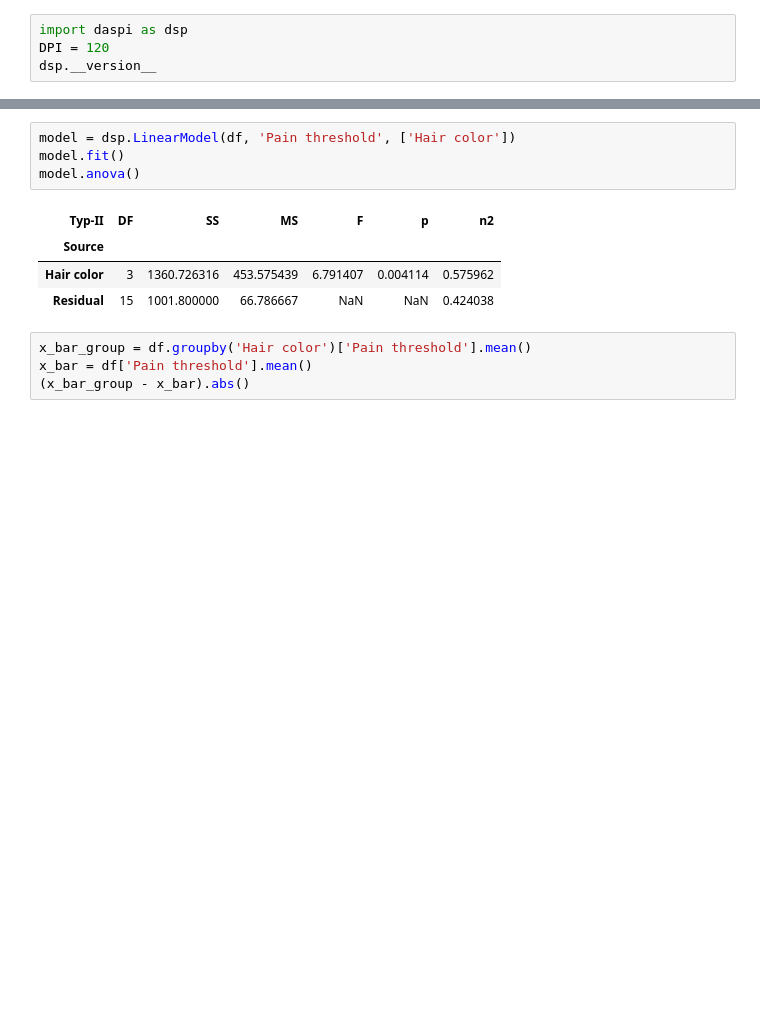
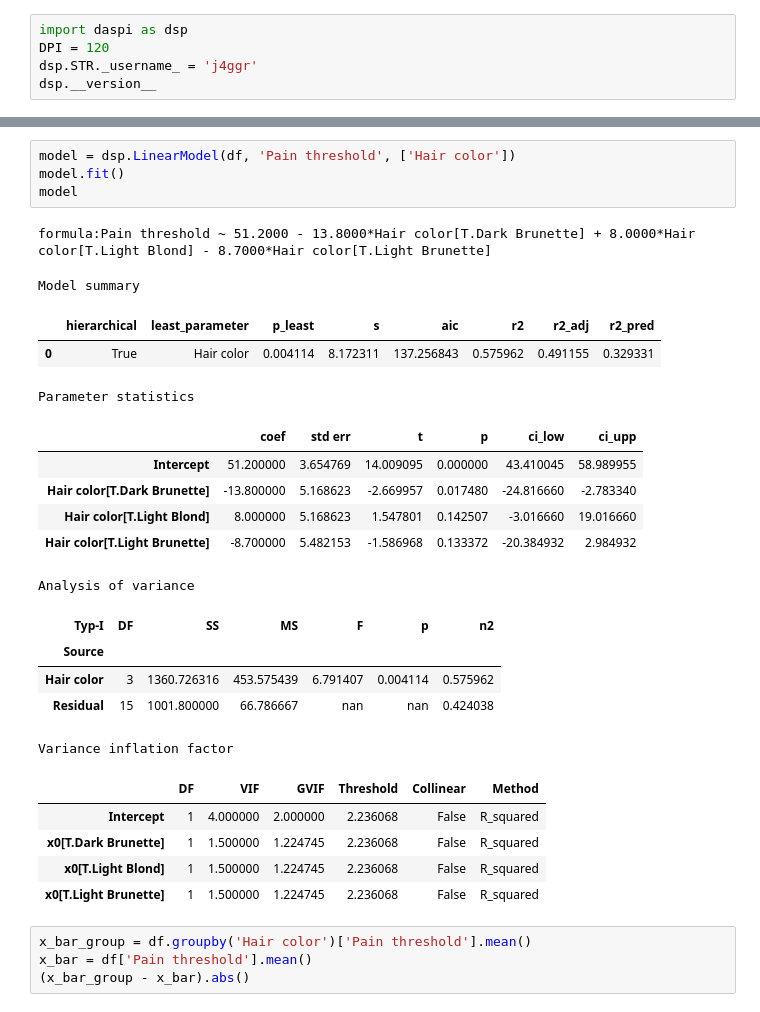
Before and after one commit to j4ggr/DaSPi, a Jupyter notebook: notebooks/doc-content_anova.ipynb, the cells around one changed output, grey strips where cells are left out. Cells and saved outputs as stored; diff of their text form; blank space fills up the shorter version.

```diff
--- a/notebooks/doc-content_anova.ipynb
+++ b/notebooks/doc-content_anova.ipynb
@@ -1,5 +1,6 @@
 # %%
 import daspi as dsp
 DPI = 120
+dsp.STR._username_ = 'j4ggr'
 dsp.__version__
 # %% [output]
@@ -27,12 +31,29 @@ chart.save('docs/img/anova_jitter_pain-color.png', dpi=DPI)
 # %%
 model = dsp.LinearModel(df, 'Pain threshold', ['Hair color'])
 model.fit()
-model.anova()
+model
 # %% [output]
+formula:Pain threshold ~ 51.2000 - 13.8000*Hair color[T.Dark Brunette] + 8.0000*Hair color[T.Light Blond] - 8.7000*Hair color[T.Light Brunette]
+Model summary
-| Typ-II | DF | SS | MS | F | p | n2 |
-| Source |  |  |  |  |  |  |
-| Hair color | 3 | 1360.726316 | 453.575439 | 6.791407 | 0.004114 | 0.575962 |
-| Residual | 15 | 1001.800000 | 66.786667 | NaN | NaN | 0.424038 |
+|  | hierarchical | least_parameter | p_least | s | aic | r2 | r2_adj | r2_pred |
+| 0 | True | Hair color | 0.004114 | 8.172311 | 137.256843 | 0.575962 | 0.491155 | 0.329331 |
+Parameter statistics
+|  | coef | std err | t | p | ci_low | ci_upp |
+| Intercept | 51.200000 | 3.654769 | 14.009095 | 0.000000 | 43.410045 | 58.989955 |
+| Hair color[T.Dark Brunette] | -13.800000 | 5.168623 | -2.669957 | 0.017480 | -24.816660 | -2.783340 |
+| Hair color[T.Light Blond] | 8.000000 | 5.168623 | 1.547801 | 0.142507 | -3.016660 | 19.016660 |
+| Hair color[T.Light Brunette] | -8.700000 | 5.482153 | -1.586968 | 0.133372 | -20.384932 | 2.984932 |
+Analysis of variance
+| Typ-I | DF | SS | MS | F | p | n2 |
+| Source |  |  |  |  |  |  |
+| Hair color | 3 | 1360.726316 | 453.575439 | 6.791407 | 0.004114 | 0.575962 |
+| Residual | 15 | 1001.800000 | 66.786667 | nan | nan | 0.424038 |
+Variance inflation factor
+|  | DF | VIF | GVIF | Threshold | Collinear | Method |
+| Intercept | 1 | 4.000000 | 2.000000 | 2.236068 | False | R_squared |
+| x0[T.Dark Brunette] | 1 | 1.500000 | 1.224745 | 2.236068 | False | R_squared |
+| x0[T.Light Blond] | 1 | 1.500000 | 1.224745 | 2.236068 | False | R_squared |
+| x0[T.Light Brunette] | 1 | 1.500000 | 1.224745 | 2.236068 | False | R_squared |
 # %%
 x_bar_group = df.groupby('Hair color')['Pain threshold'].mean()
 x_bar = df['Pain threshold'].mean()
```
Also changed, not shown: parts of 5 cells of this notebook, 28 other files.
